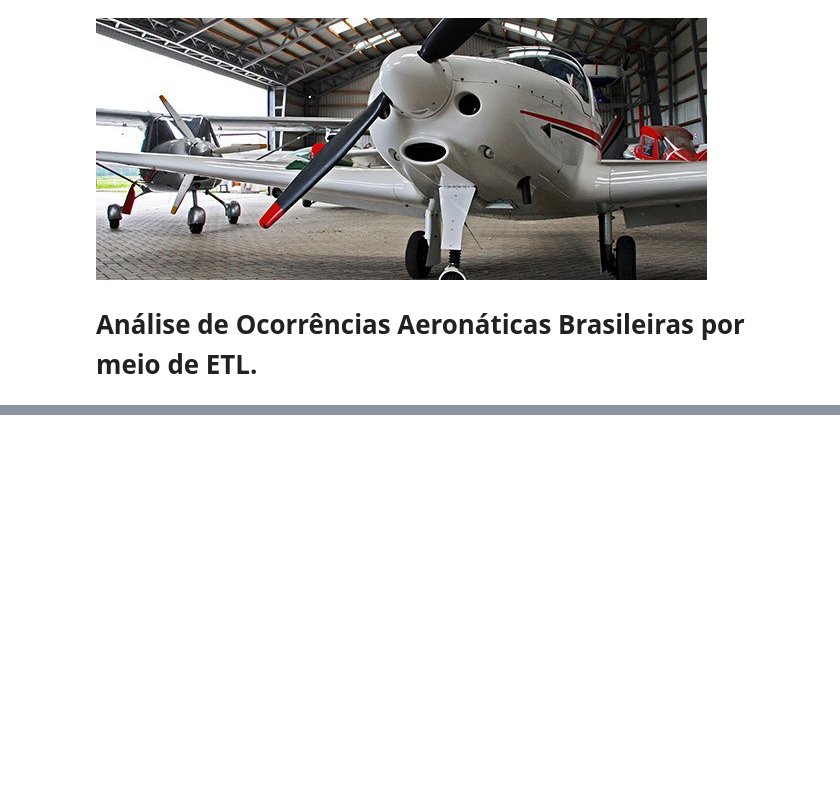
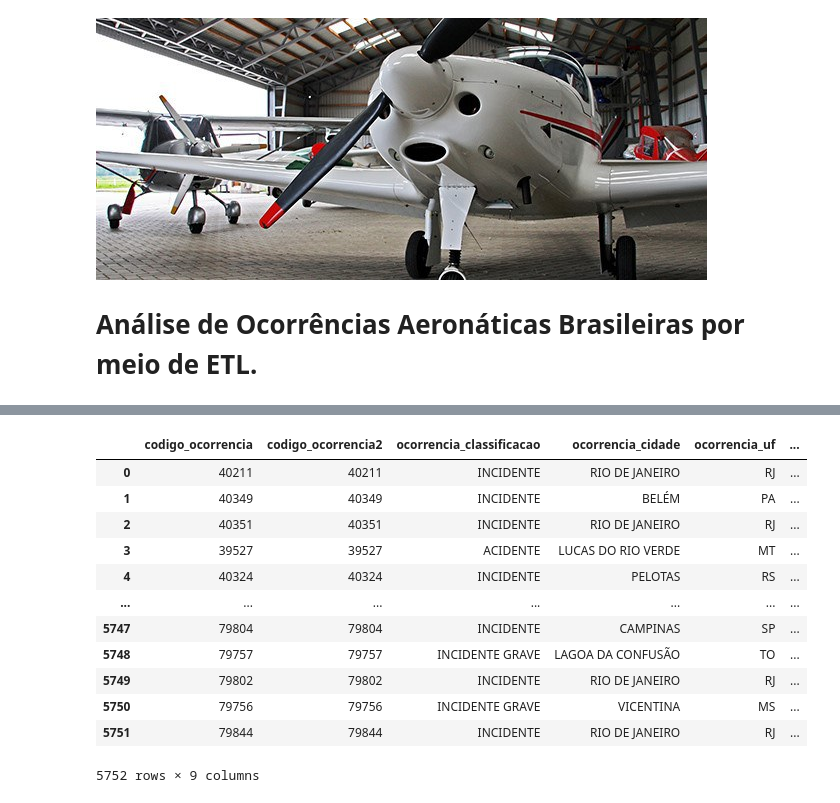
Before and after one commit to nandodevs/etl-ocorrencias-aeronauticas, a Jupyter notebook: Análise_de_Ocorrências_Aeronáuticas.ipynb, the cells around one changed output, grey strips where cells are left out. Drawn from its saved outputs; the diff is of its cells as text; code cells hidden in the pictures; blank space fills up the shorter version.

```diff
--- a/Análise_de_Ocorrências_Aeronáuticas.ipynb
+++ b/Análise_de_Ocorrências_Aeronáuticas.ipynb
@@ -13,7 +15,7 @@ import warnings
 warnings.filterwarnings('ignore')
 # %%
 # Carregar dataset, definir separador e convertar formato data
-df = pd.read_csv('ocorrencia_2010_2020.csv', sep=';', parse_dates=['ocorrencia_dia'], dayfirst=True)
+df = pd.read_csv('https://raw.githubusercontent.com/nandodevs/etl-ocorrencias-aeronauticas/main/ocorrencia_2010_2020.csv', sep=';', parse_dates=['ocorrencia_dia'], dayfirst=True)
 
 # 5 primeiras linhas
 df.head()
@@ -20,3 +29,34 @@ df.head()
+# %%
+# Validação de dados por meio de esquema
+schema = pa.DataFrameSchema(
+    columns = {
+        "codigo_ocorrencia": pa.Column(pa.Int),
+        "codigo_ocorrencia2": pa.Column(pa.Int),
+        "ocorrencia_classificacao": pa.Column(pa.String),
+        "ocorrencia_cidade": pa.Column(pa.String),
+        "ocorrencia_uf": pa.Column(pa.String, pa.Check.str_length(2,2)),
+        "ocorrencia_aerodromo": pa.Column(pa.String),
+        "ocorrencia_dia": pa.Column(pa.DateTime),
+        "ocorrencia_hora": pa.Column(pa.String, pa.Check.str_matches(r'^([0-1]?[0-9]|[2][0-3]):([0-5][0-9])(:[0-5][0-9])?$'), nullable=True),
+        "total_recomendacoes": pa.Column(pa.Int)
+    }
+)
+# %%
+schema.validate(df)
+# %% [output]
+|  | codigo_ocorrencia | codigo_ocorrencia2 | ocorrencia_classificacao | ocorrencia_cidade | ocorrencia_uf | ... |
+| 0 | 40211 | 40211 | INCIDENTE | RIO DE JANEIRO | RJ | ... |
+| 1 | 40349 | 40349 | INCIDENTE | BELÉM | PA | ... |
+| 2 | 40351 | 40351 | INCIDENTE | RIO DE JANEIRO | RJ | ... |
+| 3 | 39527 | 39527 | ACIDENTE | LUCAS DO RIO VERDE | MT | ... |
+| 4 | 40324 | 40324 | INCIDENTE | PELOTAS | RS | ... |
+| ... | ... | ... | ... | ... | ... | ... |
+| 5747 | 79804 | 79804 | INCIDENTE | CAMPINAS | SP | ... |
+| 5748 | 79757 | 79757 | INCIDENTE GRAVE | LAGOA DA CONFUSÃO | TO | ... |
+| 5749 | 79802 | 79802 | INCIDENTE | RIO DE JANEIRO | RJ | ... |
+| 5750 | 79756 | 79756 | INCIDENTE GRAVE | VICENTINA | MS | ... |
+| 5751 | 79844 | 79844 | INCIDENTE | RIO DE JANEIRO | RJ | ... |
+5752 rows × 9 columns
 # %%
 # 5 últimas linhas
 df.tail()
```
Also changed, not shown: parts of 3 cells of this notebook.
